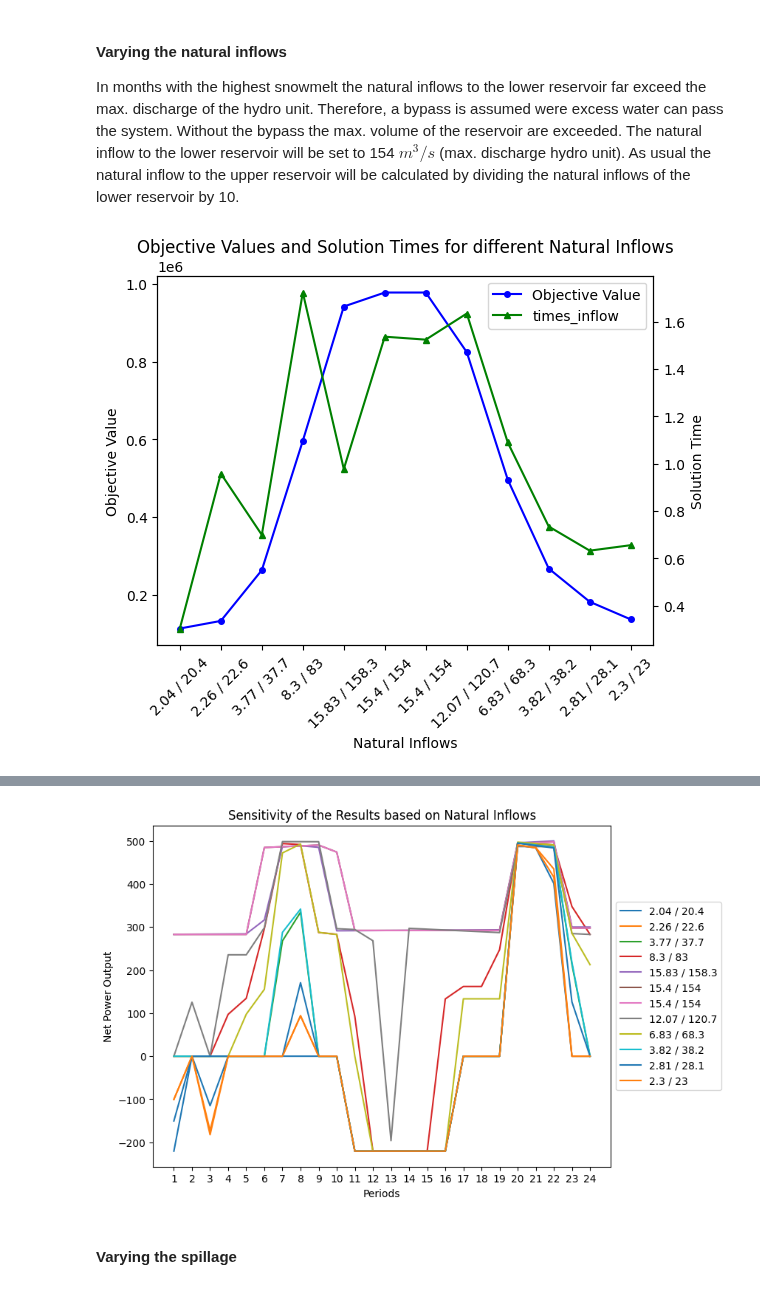
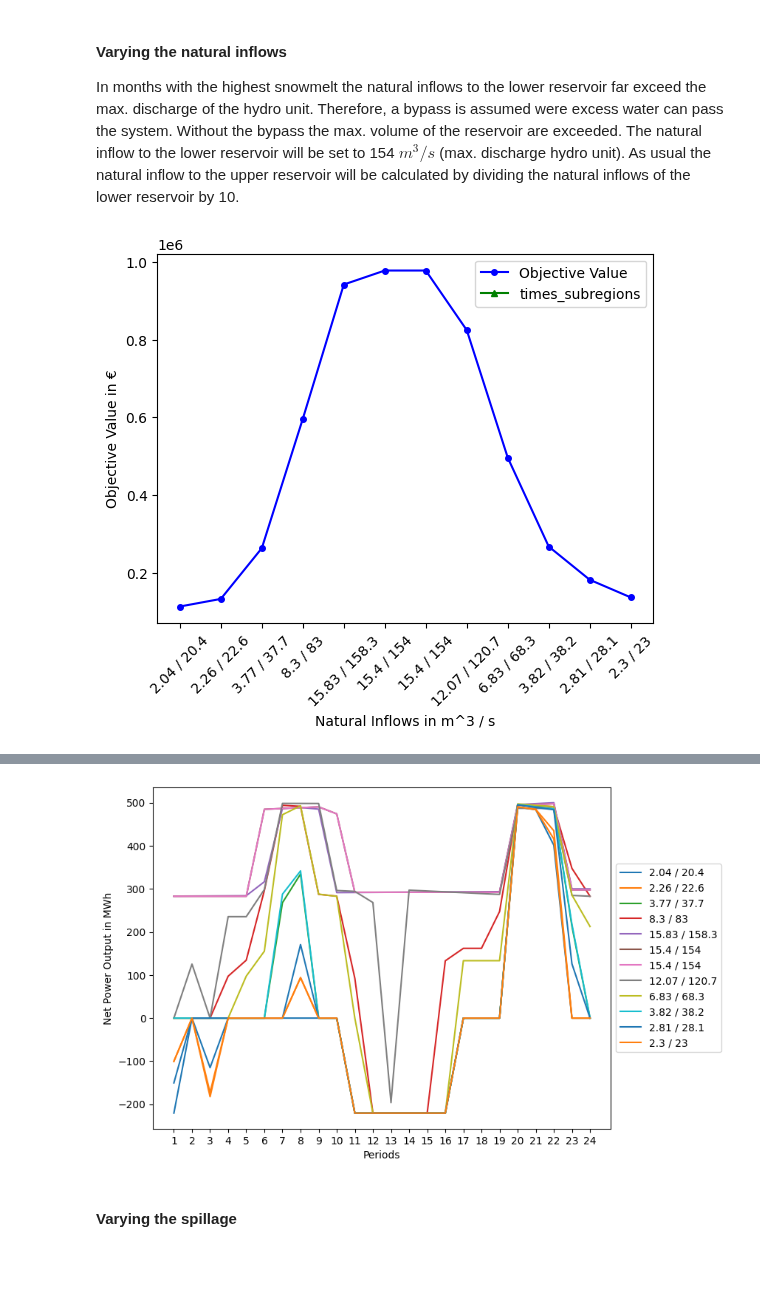
Before and after one commit to FredericWeiss/Seminar-Thesis, a Jupyter notebook: psh.ipynb, the cells around one changed output, grey strips where cells are left out. Saved outputs shown, nothing was run; the diff lists cells and outputs as text; code cells hidden in the pictures; blank space fills up the shorter version.

```diff
--- a/psh.ipynb
+++ b/psh.ipynb
@@ -663,7 +663,6 @@ for i in psh.reservoirs[:-1]:
     ax[i].plot(psh.periods+1, results.loc[f'total_discharge_{i+1}'], label=f'total_discharge_{i+1}', marker='^', color='red')
     ax[i].plot(psh.periods+1, results.loc[f'spillage_{i+1}'], label=f'spillage_{i+1}', color='yellow')
 
-    ax[i].set_title(f'Discharges of reservoir {i+1}')
     ax[i].set_ylabel('Discharge in m^3/s')
     ax[i].set_xlabel('Periods')
 
@@ -837,16 +866,22 @@ for i in psh.reservoirs[:-1]:
     results_filtered_neg.plot(kind='bar', stacked=True, ax=ax[i], color=colors_neg)
     ax[i].axhline(y=0, color='black', linewidth=0.5)
 
-    ax[i].set_ylim(-250, 250)
-
     # Plotting the volume
     ax2 = ax[i].twinx()
-    results.T[f'volume_{i+1}'].plot(kind='line', ax=ax2, marker='o', markersize=4)
+    ax2.plot(psh.periods, results.loc[f'volume_{i+1}'], marker='o', markersize=4, label='Volume')
 
     ax[i].set_title(f'Reservoir {i+1}')
-    ax[i].set_ylabel('Discharge / Inflow')
-    ax2.set_ylabel('Reservoir Volume')
+    ax[i].set_ylabel('Discharges / Inflows in m^3')
+    ax2.set_ylabel('Reservoir Volume in m^3')
     ax[i].set_xlabel('Periods')
+
+    ax[i].set_ylim(-250, 300)
+    ax2.set_ylim(1000000, 2750000)
+
+    # Setting the legend
+    lines, labels = ax[i].get_legend_handles_labels()
+    lines2, labels2 = ax2.get_legend_handles_labels()
+    ax[i].legend(lines + lines2, labels + labels2, loc='upper left')
 
     plt.tight_layout()
 
@@ -858,6 +894,8 @@ plt.savefig('Images/Volume.png', bbox_inches='tight')
 # %% [markdown]
 #### Varying accuracy by changig the number of subregions
 # %%
+# The
+
 # Defining empty lists
 objective_values_subregions = []
 times_subregions = []
@@ -899,10 +937,9 @@ ax.plot(values_subregions, objective_values_subregions, marker='o', markersize=4
 ax2 = ax.twinx()
 ax2.plot(values_subregions, times_subregions, marker='^', markersize=4, label='times_subregions', color='green')
 
-ax.set_title('Objective Values and Solution Times for different Numbers of Subregions')
-ax.set_ylabel('Objective Value')
+ax.set_ylabel('Objective Value in €')
 ax.set_xlabel('Number of Subregions')
-ax2.set_ylabel('Solution Time')
+ax2.set_ylabel('Solution Time in s')
 
 lines = ax.get_lines() + ax2.get_lines()
 labels = [line.get_label() for line in lines]
@@ -1171,42 +1208,38 @@ for i in range(len(inflows_lower)):
 
         # Saving the results
         objective_values_inflow.append(psh_inflow.objective_value)
         times_inflow.append(psh_inflow.solve_details.time)
         power_hu = [psh_inflow.hu_power[i,j,t].solution_value for i in psh_inflow.reservoirs for j in psh_inflow.hu_affiliation[i] for t in psh_inflow.periods]
         power_gen_ps = [psh_inflow.ps_power_gen[i,k,t].solution_value for i in psh_inflow.reservoirs for k in psh_inflow.ps_affiliation[i] for t in psh_inflow.periods]
         power_pump_ps = [psh_inflow.ps_power_pump[i,k,t].solution_value for i in psh_inflow.reservoirs for k in psh_inflow.ps_affiliation[i] for t in psh_inflow.periods]
         net_power_inflow.append([power_hu[t] + power_gen_ps[t] - power_pump_ps[t] for t in psh_inflow.periods])
 
 # Plotting the results
 fig, ax = plt.subplots()
 
 # Defining the x labels as combination from the inflows by the upper and lower reservoirs
 x_labels = [f'{round(inflows_upper[n],2)} / {round(inflows_lower[n],2)}' for n in range(len(inflows_lower))]
 
-ax.plot(np.arange(12), objective_values_inflow, marker='o', markersize=4, label='Objective Value', color='blue')
-ax2 = ax.twinx()
-ax2.plot(np.arange(12), times_inflow, marker='^', markersize=4, label='times_inflow', color='green')
+ax.plot(np.arange(12), objective_values_inflow, label='Objective Value', color='blue', marker='o', markersize=4)
 
-ax.set_title('Objective Values and Solution Times for different Natural Inflows')
-ax.set_ylabel('Objective Value')
-ax.set_xlabel('Natural Inflows')
-ax2.set_ylabel('Solution Time')
+ax.set_ylabel('Objective Value in €')
+ax.set_xlabel('Natural Inflows in m^3 / s')
 ax.set_xticks(np.arange(12))
 ax.set_xticklabels(x_labels)
 ax.tick_params(axis='x', labelrotation=45)
 
 lines = ax.get_lines() + ax2.get_lines()
 labels = [line.get_label() for line in lines]
 ax.legend(lines, labels)
 
 plt.savefig('Images/inflows.png', bbox_inches='tight')
 plt.show()
 
 # Showing the results in a table
-sensitivity_inflow = pd.DataFrame(index=['Objective Value', 'Solution Time'], columns=x_labels)
-sensitivity_inflow.loc['Objective Value':,] = objective_values_inflow
-sensitivity_inflow.loc['Solution Time':,] = times_inflow
+sensitivity_inflow = pd.DataFrame(index=['Objective Value in €', 'Solution Time in s'], columns=x_labels)
+sensitivity_inflow.loc['Objective Value in €':,] = objective_values_inflow
+sensitivity_inflow.loc['Solution Time in s':,] = times_inflow
 sensitivity_inflow
 # %% [output]
-[figure, old version]
+[figure, new version]
 |  | 2.04 / 20.4 | 2.26 / 22.6 | 3.77 / 37.7 | 8.3 / 83 | 15.83 / 158.3 | 15.4 / 154 | 15.4 / 154 | 12.07 / 120.7 | ... |
@@ -1217,9 +1250,8 @@ fig, ax = plt.subplots(figsize=(10,6))
 for i in range(len(net_power_inflow)):
     ax.plot(psh_inflow.periods+1, net_power_inflow[i], label=x_labels[i])
 
-ax.set_title('Sensitivity of the Results based on Natural Inflows')
 ax.set_xlabel('Periods')
-ax.set_ylabel('Net Power Output')
+ax.set_ylabel('Net Power Output in MWh')
 ax.set_xticks(psh_inflow.periods+1)
 
 # Shrink current axis by 20%
@@ -1231,7 +1263,7 @@ ax.legend(loc='center left', bbox_to_anchor=(1, 0.5))
 
 plt.savefig('Images/inflow_sensitivity.png', bbox_inches='tight')
 # %% [output]
-[figure, old version]
+[figure, new version]
 # %% [markdown]
 #### Varying the spillage
 # %%
```
Also changed, not shown: parts of 15 cells of this notebook, 11 other files.
